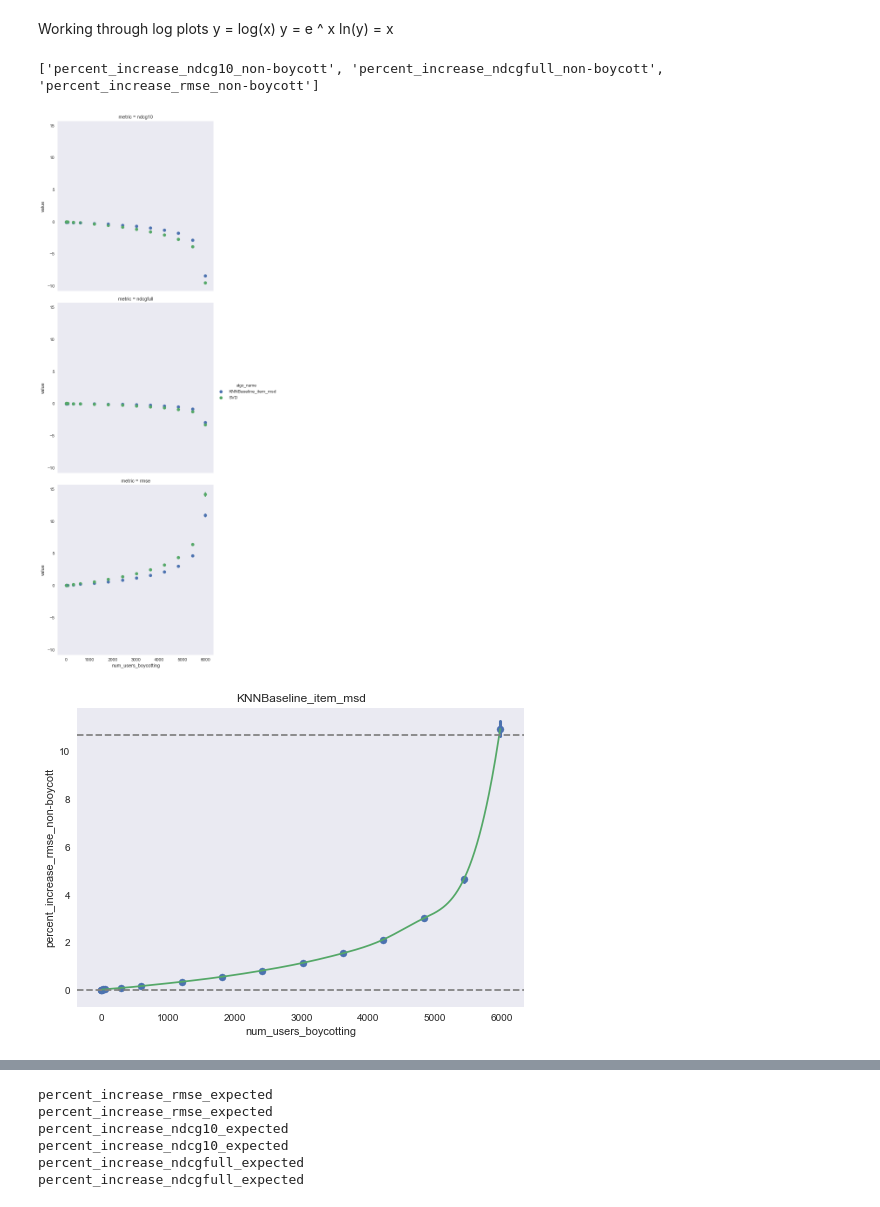
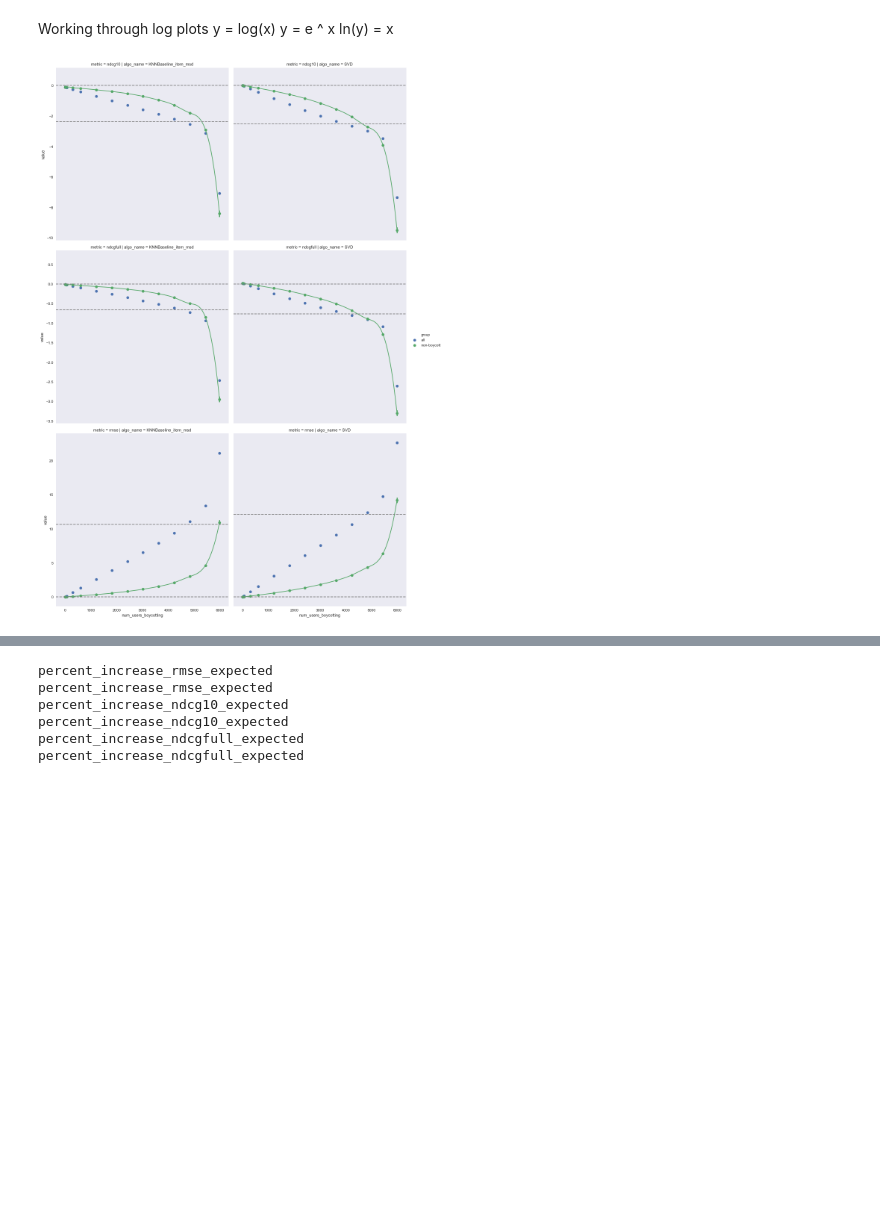
Before and after one commit to nickmvincent/surprise_sandbox, a Jupyter notebook: visualize.ipynb, the cells around one changed output, grey strips where cells are left out. Drawn from its saved outputs; the diff is of its cells as text; code cells hidden in the pictures; blank space fills up the shorter version.

Commit message:
group to group comparisons and tail metrics

```diff
--- a/visualize.ipynb
+++ b/visualize.ipynb
@@ -177,7 +176,7 @@ def fill_in_longform(df):
     )
     return df
 # %%
-def p_b_curve(df, metrics, groups, percents=False, lm_plot=True, reg_plot=True):
+def p_b_curve(df, metrics, groups, percents=False, lm_plot=True, reg_plot=False):
     algo_to_metric_to_interp = defaultdict(dict)
     if lm_plot:
         increase_cols = select_cols(list(df.columns.values), metrics, groups, percents)
@@ -187,21 +186,12 @@ def p_b_curve(df, metrics, groups, percents=False, lm_plot=True, reg_plot=True):
         )
         longform = fill_in_longform(longform)
 
-#         plot1 = sns.lmplot(
-#             x="num_users_boycotting", y="value", hue="algo_name", data=longform,
-#             size=6, row='metric',
-#             order=2,
-#         )
-#         if percents:
-#             plot1.set_ylabels("percent increase")
-#         else:
-#             plot1.set_ylabels("increase")
-#        plot1.set_xlabels('Percent of Users')
-
-        sns.lmplot(
-            x="num_users_boycotting", y="value", hue="algo_name", data=longform,
-            size=6, row='metric',
-            fit_reg=False, x_estimator=np.mean
+        grid = sns.lmplot(
+            x="num_users_boycotting", y="value", hue="group", data=longform,
+            sharey='row', sharex='col',
+            size=7, row='metric', col='algo_name',
+            fit_reg=False,
+            x_estimator=np.mean, ci=99,
         )
         # CALC LOG PLOT
 #         vals = [float(x) for x in list(longform.value)]
@@ -250,6 +240,20 @@ def p_b_curve(df, metrics, groups, percents=False, lm_plot=True, reg_plot=True):
                 plt.plot(xnew, smoothf(xnew), '-')
                 plt.axhline(0, color='0.5', linestyle='--')
                 plt.axhline(algo_to_metric_vs_movie_mean[algo_name][metric], color='0.5', linestyle='--')
+    for x in grid.facet_data():
+        i_row, i_col, i_hue = x[0]
+        metric = grid.row_names[i_row]
+        algo_name = grid.col_names[i_col]
+        group = grid.hue_names[i_hue]
+        if group != 'non-boycott':
+            continue
+        # flag.
+        ax = grid.axes[i_row, i_col]
+        ax.plot(xnew, algo_to_metric_to_interp[algo_name][metric](xnew), '-', color=grid._colors[i_hue])
+        ax.axhline(0, color='0.5', linestyle='--')
+        ax.axhline(algo_to_metric_vs_movie_mean[algo_name][metric], color='0.5', linestyle='--')
+#     for metric in metrics:
+#         for algo_name in algo_names
 
     return algo_to_metric_to_interp
 # %% [markdown]
@@ -260,12 +264,10 @@ ln(y) = x
 # %%
 algo_to_metric_to_interp = p_b_curve(
     samples_df,
     metrics=metrics,
     percents=True,
-    groups=['non-boycott',]
+    groups=['non-boycott', 'all', ]
 )
 plt.show()
 # %% [output]
-['percent_increase_ndcg10_non-boycott', 'percent_increase_ndcgfull_non-boycott', 'percent_increase_rmse_non-boycott']
-[figure, old version]
+[figure, new version]
-[figure, removed]
```
Also changed, not shown: parts of 7 cells of this notebook, 11 other files.
